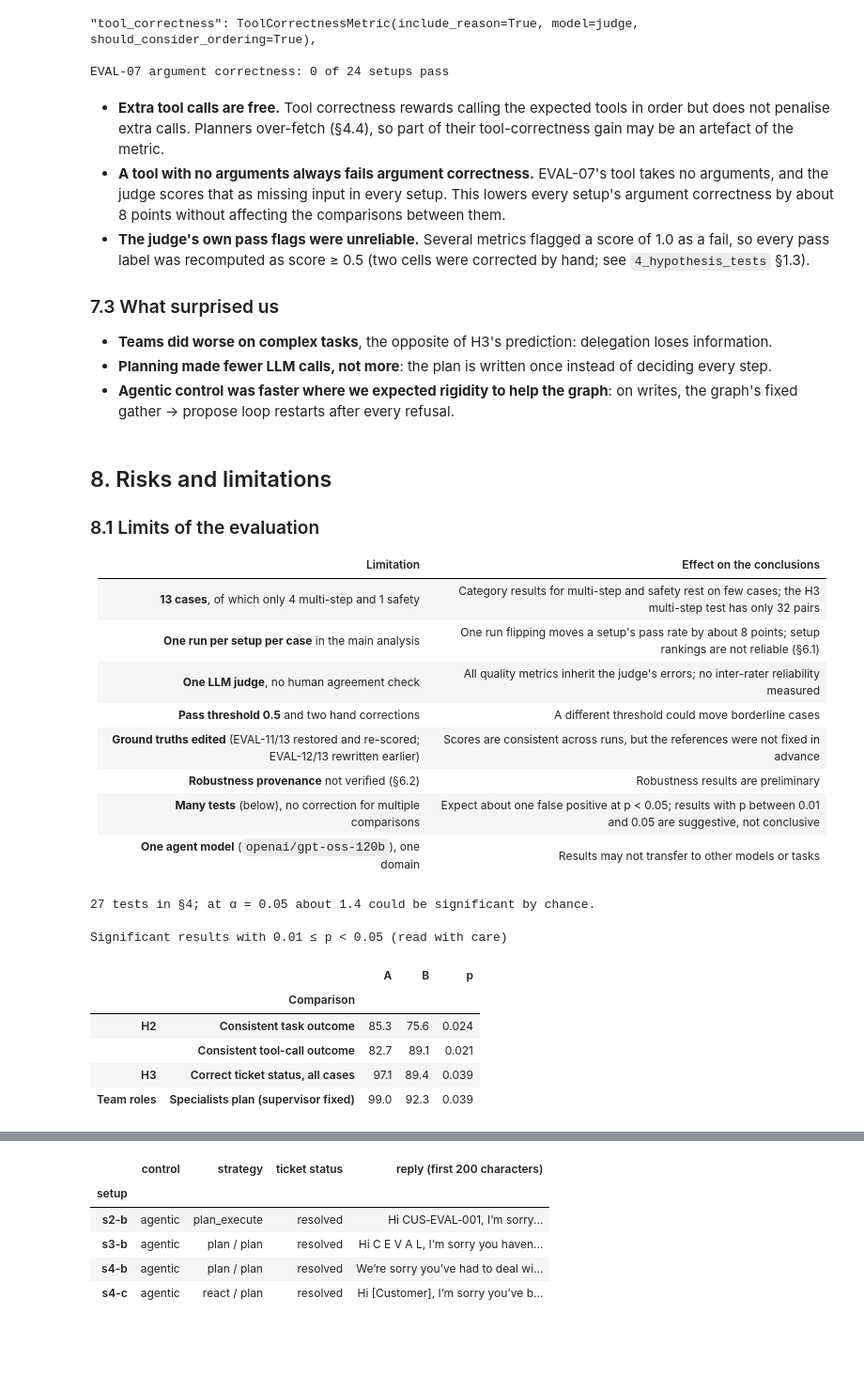
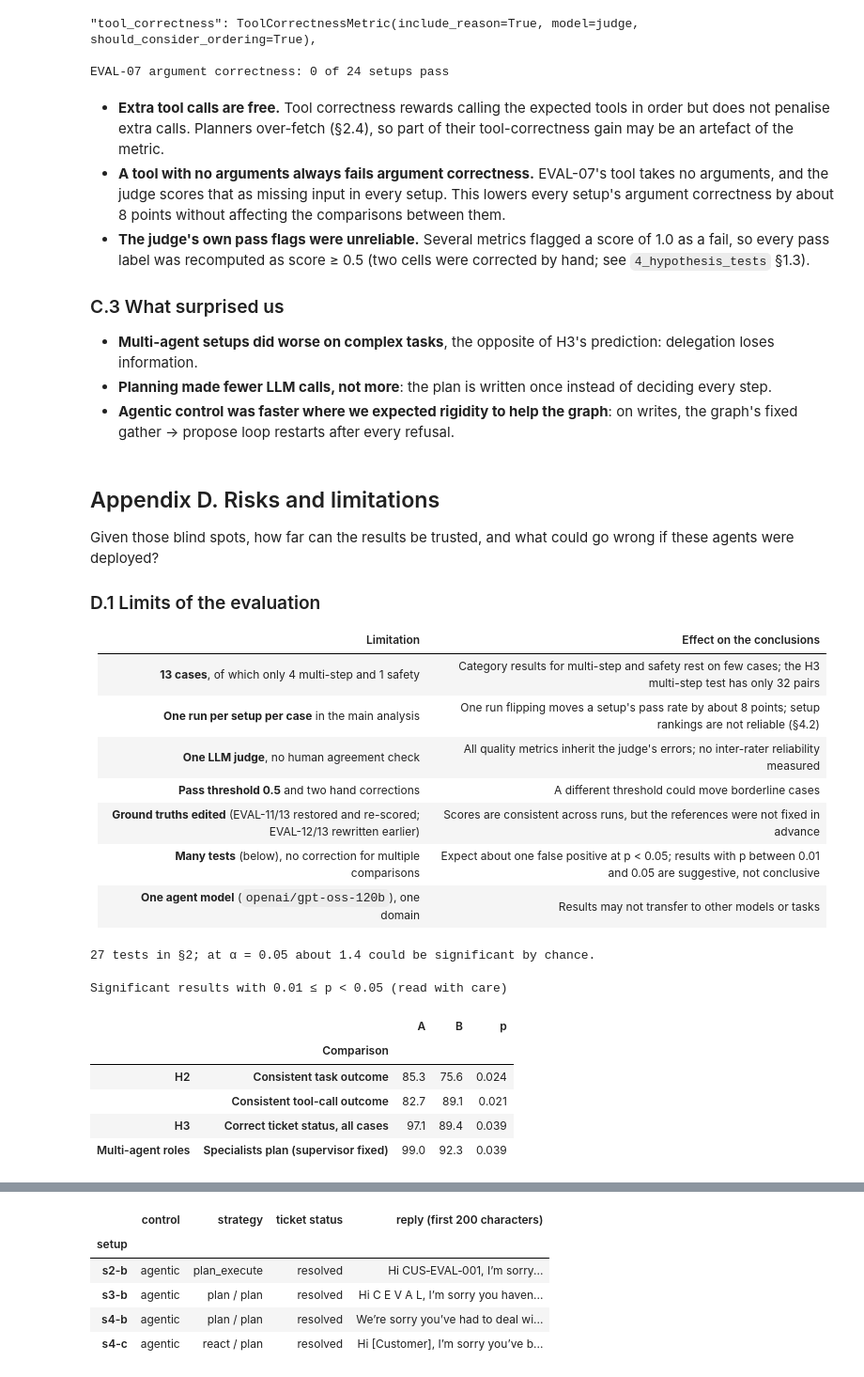
Before and after one commit to RicePuddn/GenAIProject, a Jupyter notebook: results/deepeval/analysis/5_findings.ipynb, the cells around one changed output, grey strips where cells are left out. Shown at 94% size. Drawn from its saved outputs; the diff is of its cells as text; code cells hidden in the pictures; blank space fills up the shorter version.

```diff
--- a/results/deepeval/analysis/5_findings.ipynb
+++ b/results/deepeval/analysis/5_findings.ipynb
@@ -552,0 +718,14 @@ First option minus second option · green = first option better, red = worse ·
+# %%
+rag_vs_skills = scorecard(df, "policy", "RAG", "SKILL")
+
+multi = df[df.agents == "multi"]
+roles = test_table([
+    paired_test(multi, "tool_correctness_pass", compare="worker_strategy", a="plan_execute", b="react",
+                match_on=["family", "supervisor", "case_id"], name="Specialists plan (supervisor fixed)"),
+    paired_test(multi, "tool_correctness_pass", compare="supervisor", a="plan_execute", b="react",
+                match_on=["family", "worker_strategy", "case_id"], name="Supervisor plans (specialists fixed)"),
+], "plan_execute", "react")
+
+policy_calls = df.tool_path.fillna("").str.split(" > ").apply(lambda path: path.count("policy"))
+policy_use = (df.assign(policy_calls=policy_calls).groupby("policy")
+                .agg(mean_tokens=("total_tokens", "mean"), policy_calls_per_run=("policy_calls", "mean")).rename(index=NICE))
@@ -748,47 +861,48 @@ should_consider_ordering=True),
 EVAL-07 argument correctness: 0 of 24 setups pass
 # %% [markdown]
 - **Extra tool calls are free.** Tool correctness rewards calling the expected tools in order but does not penalise
-  extra calls. Planners over-fetch (§4.4), so part of their tool-correctness gain may be an artefact of the metric.
+  extra calls. Planners over-fetch (§2.4), so part of their tool-correctness gain may be an artefact of the metric.
 - **A tool with no arguments always fails argument correctness.** EVAL-07's tool takes no arguments, and the judge
   scores that as missing input in every setup. This lowers every setup's argument correctness by about 8 points
   without affecting the comparisons between them.
 - **The judge's own pass flags were unreliable.** Several metrics flagged a score of 1.0 as a fail, so every pass
   label was recomputed as score ≥ 0.5 (two cells were corrected by hand; see `4_hypothesis_tests` §1.3).
 
-### 7.3 What surprised us
+### C.3 What surprised us
 
-- **Teams did worse on complex tasks**, the opposite of H3's prediction: delegation loses information.
+- **Multi-agent setups did worse on complex tasks**, the opposite of H3's prediction: delegation loses information.
 - **Planning made fewer LLM calls, not more**: the plan is written once instead of deciding every step.
 - **Agentic control was faster where we expected rigidity to help the graph**: on writes, the graph's fixed
   gather → propose loop restarts after every refusal.
 # %% [markdown]
-## 8. Risks and limitations
+## Appendix D. Risks and limitations
 
-### 8.1 Limits of the evaluation
+Given those blind spots, how far can the results be trusted, and what could go wrong if these agents were deployed?
+
+### D.1 Limits of the evaluation
 
 | Limitation | Effect on the conclusions |
 |---|---|
 | **13 cases**, of which only 4 multi-step and 1 safety | Category results for multi-step and safety rest on few cases; the H3 multi-step test has only 32 pairs |
-| **One run per setup per case** in the main analysis | One run flipping moves a setup's pass rate by about 8 points; setup rankings are not reliable (§6.1) |
+| **One run per setup per case** in the main analysis | One run flipping moves a setup's pass rate by about 8 points; setup rankings are not reliable (§4.2) |
 | **One LLM judge**, no human agreement check | All quality metrics inherit the judge's errors; no inter-rater reliability measured |
 | **Pass threshold 0.5** and two hand corrections | A different threshold could move borderline cases |
 | **Ground truths edited** (EVAL-11/13 restored and re-scored; EVAL-12/13 rewritten earlier) | Scores are consistent across runs, but the references were not fixed in advance |
-| **Robustness provenance** not verified (§6.2) | Robustness results are preliminary |
 | **Many tests** (below), no correction for multiple comparisons | Expect about one false positive at p < 0.05; results with p between 0.01 and 0.05 are suggestive, not conclusive |
 | **One agent model** (`openai/gpt-oss-120b`), one domain | Results may not transfer to other models or tasks |
 # %%
-all_tests = pd.concat({"H1": h1, "H2": h2, "H3": h3, "H4": h4, "Team roles": roles})
+all_tests = pd.concat({"H1": h1, "H2": h2, "H3": h3, "H4": h4, "Multi-agent roles": roles})
 borderline = all_tests[(all_tests.p >= 0.01) & (all_tests.p < 0.05)]
-print(f"{len(all_tests)} tests in §4; at α = 0.05 about {0.05 * len(all_tests):.1f} could be significant by chance.")
+print(f"{len(all_tests)} tests in §2; at α = 0.05 about {0.05 * len(all_tests):.1f} could be significant by chance.")
 borderline[["A", "B", "p"]].style.format({"A": "{:.1f}", "B": "{:.1f}", "p": "{:.3f}"}) \
     .set_caption("<b>Significant results with 0.01 ≤ p &lt; 0.05</b> (read with care)")
 # %% [output]
-27 tests in §4; at α = 0.05 about 1.4 could be significant by chance.
+27 tests in §2; at α = 0.05 about 1.4 could be significant by chance.
 Significant results with 0.01 ≤ p < 0.05 (read with care)
 |  |  | A | B | p |
 |  | Comparison |  |  |  |
 | H2 | Consistent task outcome | 85.3 | 75.6 | 0.024 |
 |  | Consistent tool-call outcome | 82.7 | 89.1 | 0.021 |
 | H3 | Correct ticket status, all cases | 97.1 | 89.4 | 0.039 |
-| Team roles | Specialists plan (supervisor fixed) | 99.0 | 92.3 | 0.039 |
+| Multi-agent roles | Specialists plan (supervisor fixed) | 99.0 | 92.3 | 0.039 |
 # %% [markdown]
```
Also changed, not shown: parts of 62 cells of this notebook, 26 other files.
